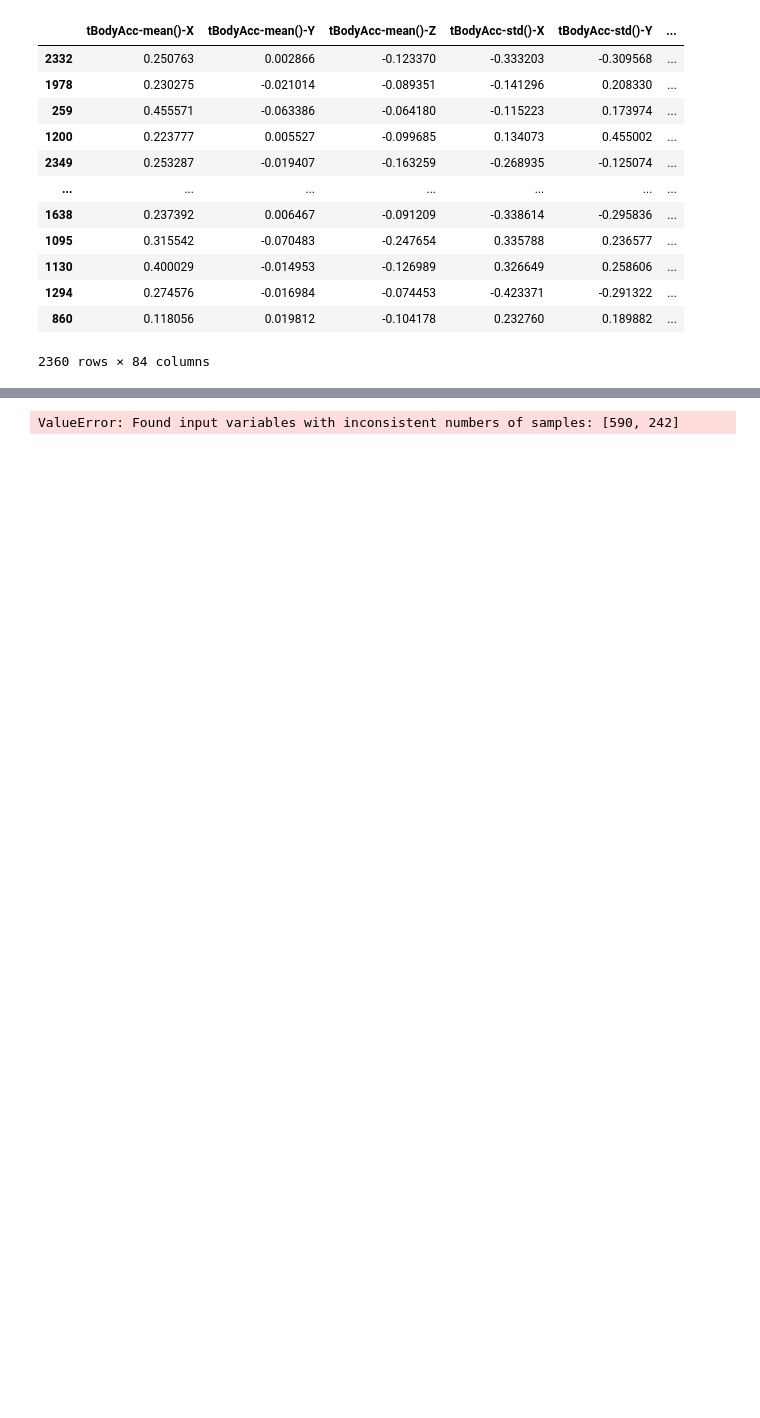
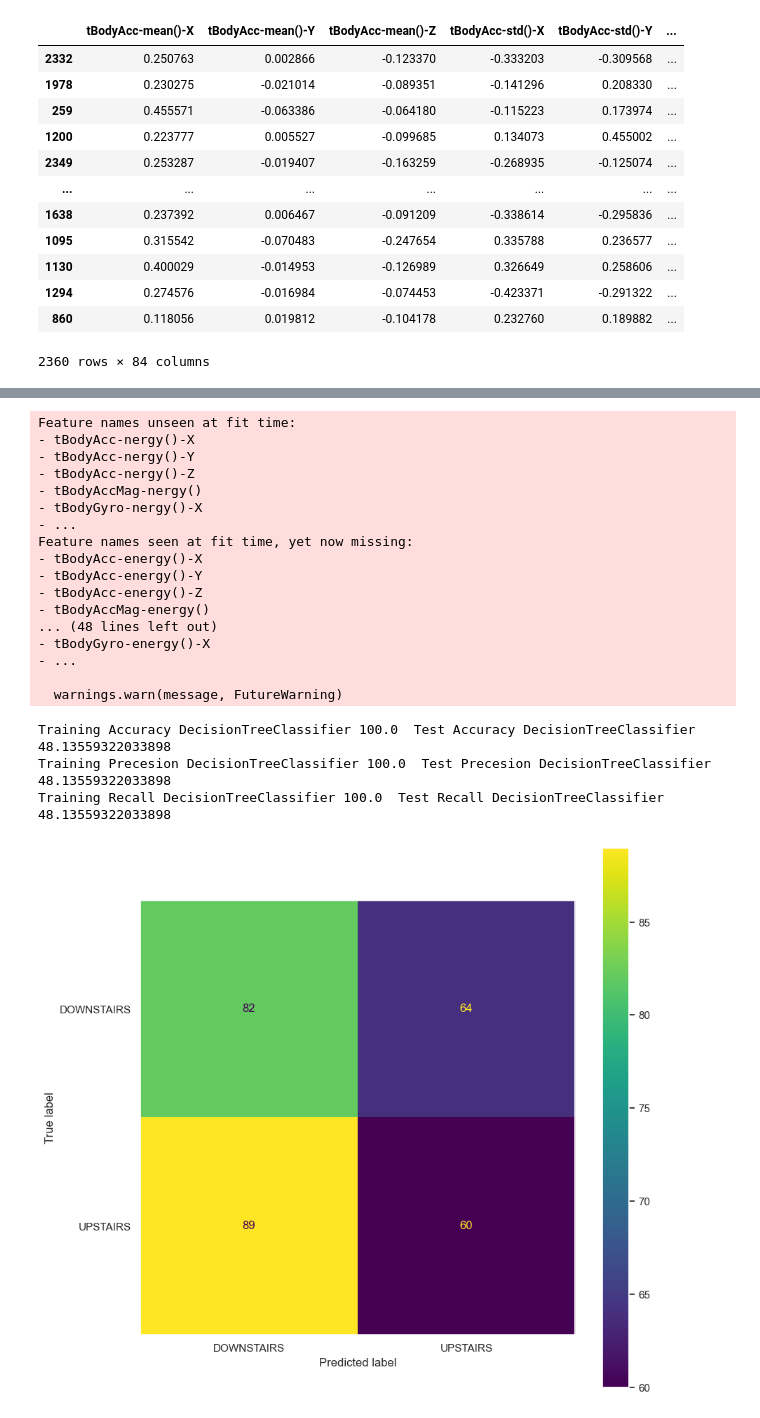
Before and after one commit to AnnBlack/motion-analysis, a Jupyter notebook: test_model_on_our_own_data.ipynb, the cells around one changed output, grey strips where cells are left out. Saved outputs shown, nothing was run; the diff lists cells and outputs as text; code cells hidden in the pictures; blank space fills up the shorter version.

```diff
--- a/test_model_on_our_own_data.ipynb
+++ b/test_model_on_our_own_data.ipynb
@@ -571,36 +600,56 @@ from sklearn.tree import DecisionTreeClassifier
 
 X = full_data.drop(['subject', 'Activity'], axis=1)
 y = full_data['Activity']
-x_train, x_test, y_train, y_test = train_test_split(X, y, test_size=0.2, shuffle=True, random_state=42)
-x_test = x_test_record_df.drop(['Activity'], axis=1)
+x_train, x_test, y_train, y_test = train_test_split(X, y, test_size=0.1, shuffle=True, random_state=42)
+x_test = prepared_table_copy[:len(x_test)]
 kernal_evals = dict()
 
 def evaluate_classification(model, name, X_train, X_test, y_train, y_test):
     train_accuracy = metrics.accuracy_score(y_train, model.predict(X_train))
     test_accuracy = metrics.accuracy_score(y_test, model.predict(X_test))
 
     train_precision = metrics.precision_score(y_train, model.predict(X_train), average='micro')
     test_precision = metrics.precision_score(y_test, model.predict(X_test), average='micro')
 
     train_recall = metrics.recall_score(y_train, model.predict(X_train), average='micro')
     test_recall = metrics.recall_score(y_test, model.predict(X_test), average='micro')
 
     kernal_evals[str(name)] = [train_accuracy, test_accuracy, train_precision, test_precision, train_recall, test_recall]
     print("Training Accuracy " + str(name) + " {}  Test Accuracy ".format(train_accuracy*100) + str(name) + " {}".format(test_accuracy*100))
     print("Training Precesion " + str(name) + " {}  Test Precesion ".format(train_precision*100) + str(name) + " {}".format(test_precision*100))
     print("Training Recall " + str(name) + " {}  Test Recall ".format(train_recall*100) + str(name) + " {}".format(test_recall*100))
 
     actual = y_test
     predicted = model.predict(X_test)
     confusion_matrix = metrics.confusion_matrix(actual, predicted)
     cm_display = metrics.ConfusionMatrixDisplay(confusion_matrix = confusion_matrix, display_labels = ['DOWNSTAIRS',
        'UPSTAIRS'])
 
     fig, ax = plt.subplots(figsize=(10,10))
     ax.grid(False)
     cm_display.plot(ax=ax)
 
 tdt = DecisionTreeClassifier().fit(x_train, y_train)
 evaluate_classification(tdt, "DecisionTreeClassifier", x_train, x_test, y_train, y_test)
 # %% [output]
-ValueError: Found input variables with inconsistent numbers of samples: [590, 242]
+Feature names unseen at fit time:
+- tBodyAcc-nergy()-X
+- tBodyAcc-nergy()-Y
+- tBodyAcc-nergy()-Z
+- tBodyAccMag-nergy()
+- tBodyGyro-nergy()-X
+- ...
+Feature names seen at fit time, yet now missing:
+- tBodyAcc-energy()-X
+- tBodyAcc-energy()-Y
+- tBodyAcc-energy()-Z
+- tBodyAccMag-energy()
+... (48 lines left out)
+- tBodyGyro-energy()-X
+- ...
+
+  warnings.warn(message, FutureWarning)
+Training Accuracy DecisionTreeClassifier 100.0  Test Accuracy DecisionTreeClassifier 48.13559322033898
+Training Precesion DecisionTreeClassifier 100.0  Test Precesion DecisionTreeClassifier 48.13559322033898
+Training Recall DecisionTreeClassifier 100.0  Test Recall DecisionTreeClassifier 48.13559322033898
+[figure, added]
```
Also changed, not shown: parts of 12 cells of this notebook, 3 other files.
